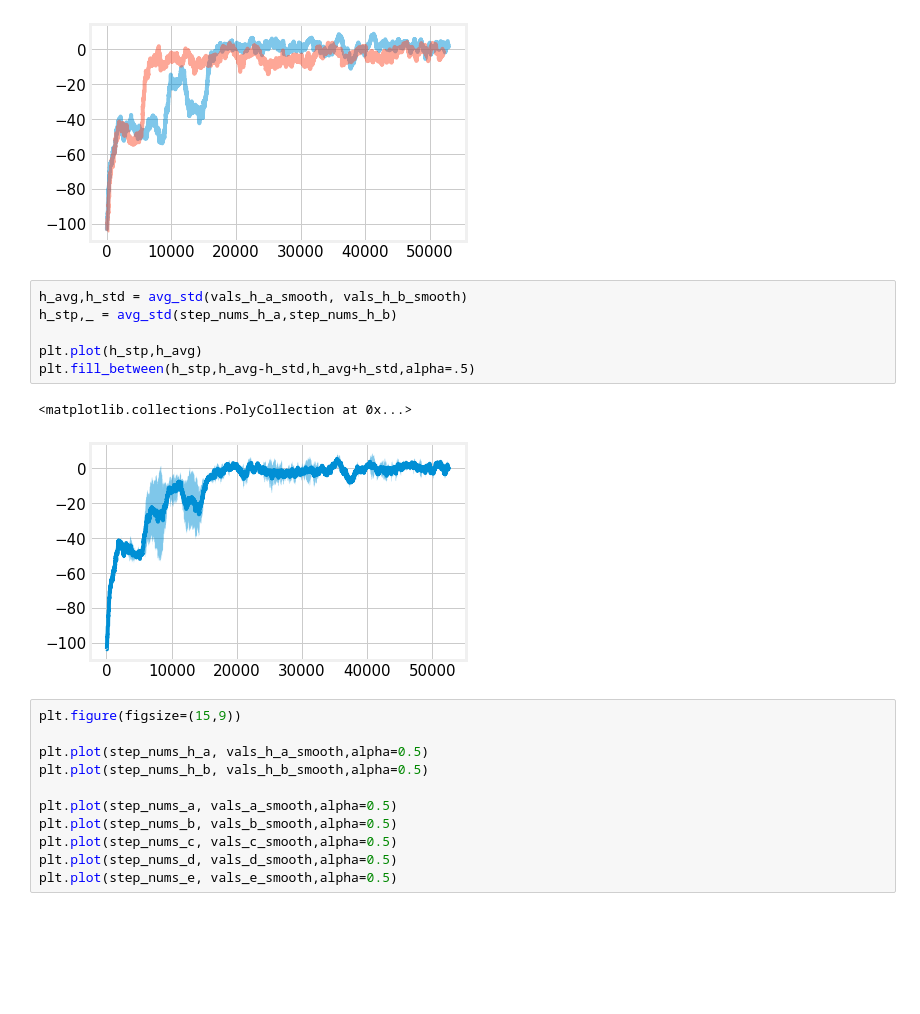
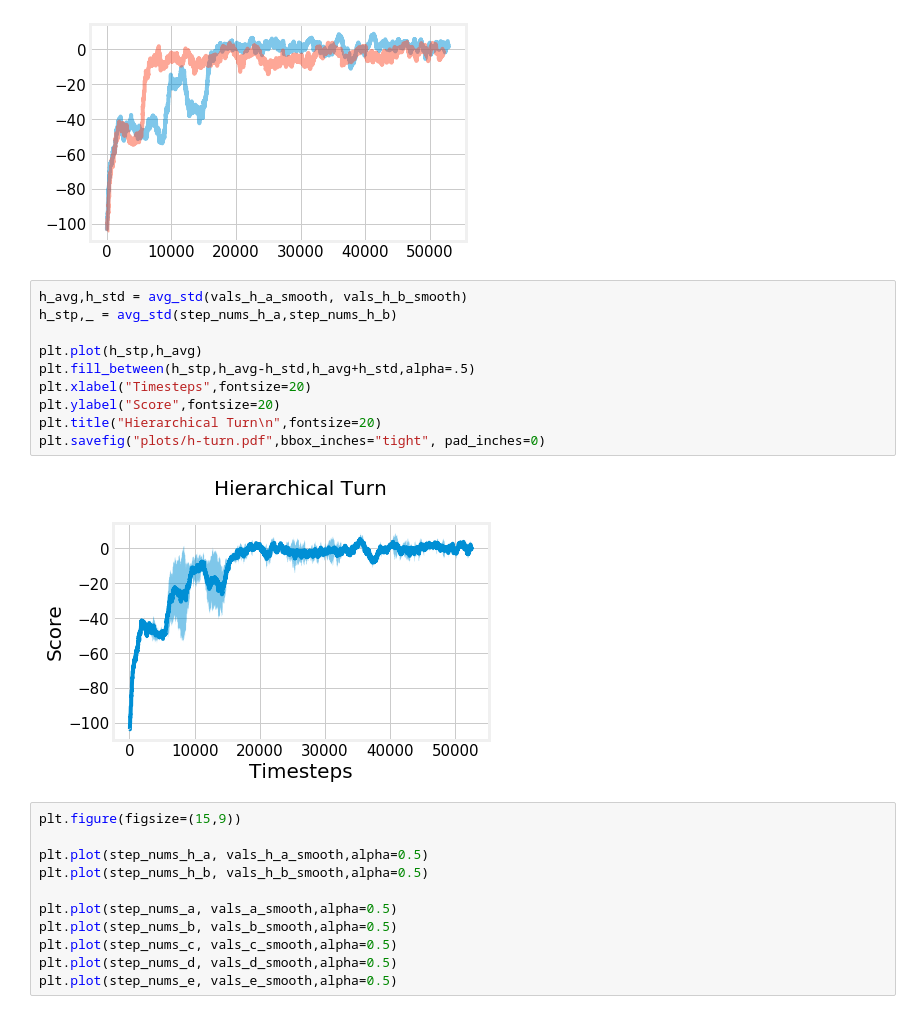
Before and after one commit to NotAnyMike/HRL, a Jupyter notebook: notebooks/Plots.ipynb, the cells around one changed output. Saved outputs shown, nothing was run; the diff lists cells and outputs as text; blank space fills up the shorter version.

```diff
--- a/notebooks/Plots.ipynb
+++ b/notebooks/Plots.ipynb
@@ -213,12 +217,15 @@ plt.plot(step_nums_h_b, vals_h_b_smooth,alpha=0.5)
 # %%
 h_avg,h_std = avg_std(vals_h_a_smooth, vals_h_b_smooth)
 h_stp,_ = avg_std(step_nums_h_a,step_nums_h_b)
 
 plt.plot(h_stp,h_avg)
 plt.fill_between(h_stp,h_avg-h_std,h_avg+h_std,alpha=.5)
+plt.xlabel("Timesteps",fontsize=20)
+plt.ylabel("Score",fontsize=20)
+plt.title("Hierarchical Turn\n",fontsize=20)
+plt.savefig("plots/h-turn.pdf",bbox_inches="tight", pad_inches=0)
 # %% [output]
-<matplotlib.collections.PolyCollection at 0x...>
-[figure, old version]
+[figure, new version]
 # %%
 plt.figure(figsize=(15,9))
 
```
Also changed, not shown: parts of 1 cell of this notebook, 2 other files.
